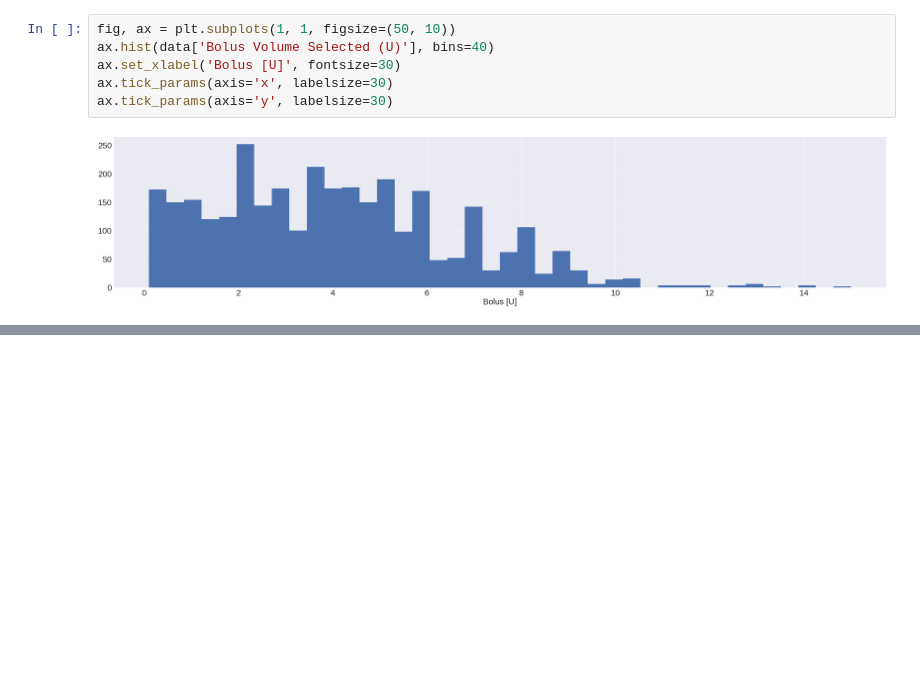
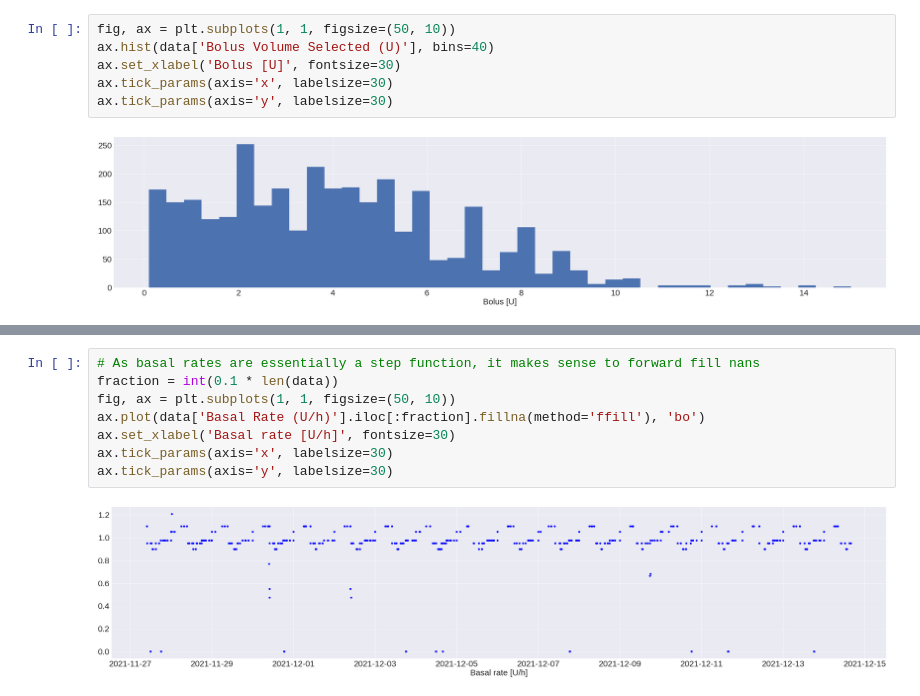
Before and after one commit to sdysch/diabetes-ml, a Jupyter notebook: insulin_pump_data.ipynb, the cells around one changed output, grey strips where cells are left out. Cells and saved outputs as stored; diff of their text form; blank space fills up the shorter version.

```diff
--- a/insulin_pump_data.ipynb
+++ b/insulin_pump_data.ipynb
@@ -107,0 +140,10 @@ ax.tick_params(axis='y', labelsize=30)
+# %%
+# As basal rates are essentially a step function, it makes sense to forward fill nans
+fraction = int(0.1 * len(data))
+fig, ax = plt.subplots(1, 1, figsize=(50, 10))
+ax.plot(data['Basal Rate (U/h)'].iloc[:fraction].fillna(method='ffill'), 'bo')
+ax.set_xlabel('Basal rate [U/h]', fontsize=30)
+ax.tick_params(axis='x', labelsize=30)
+ax.tick_params(axis='y', labelsize=30)
+# %% [output]
+[figure, added]
```
Also changed, not shown: parts of 7 cells of this notebook.
